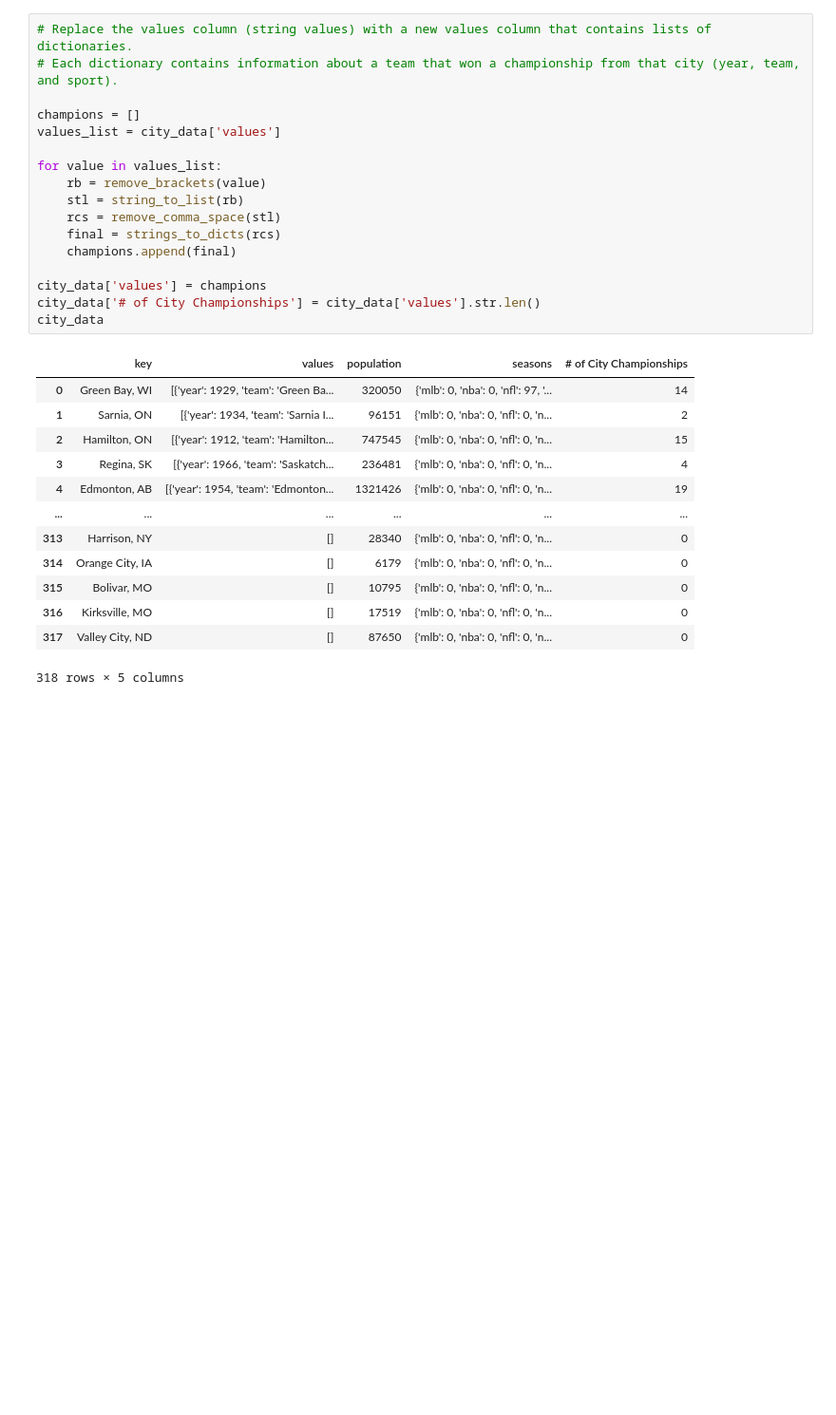
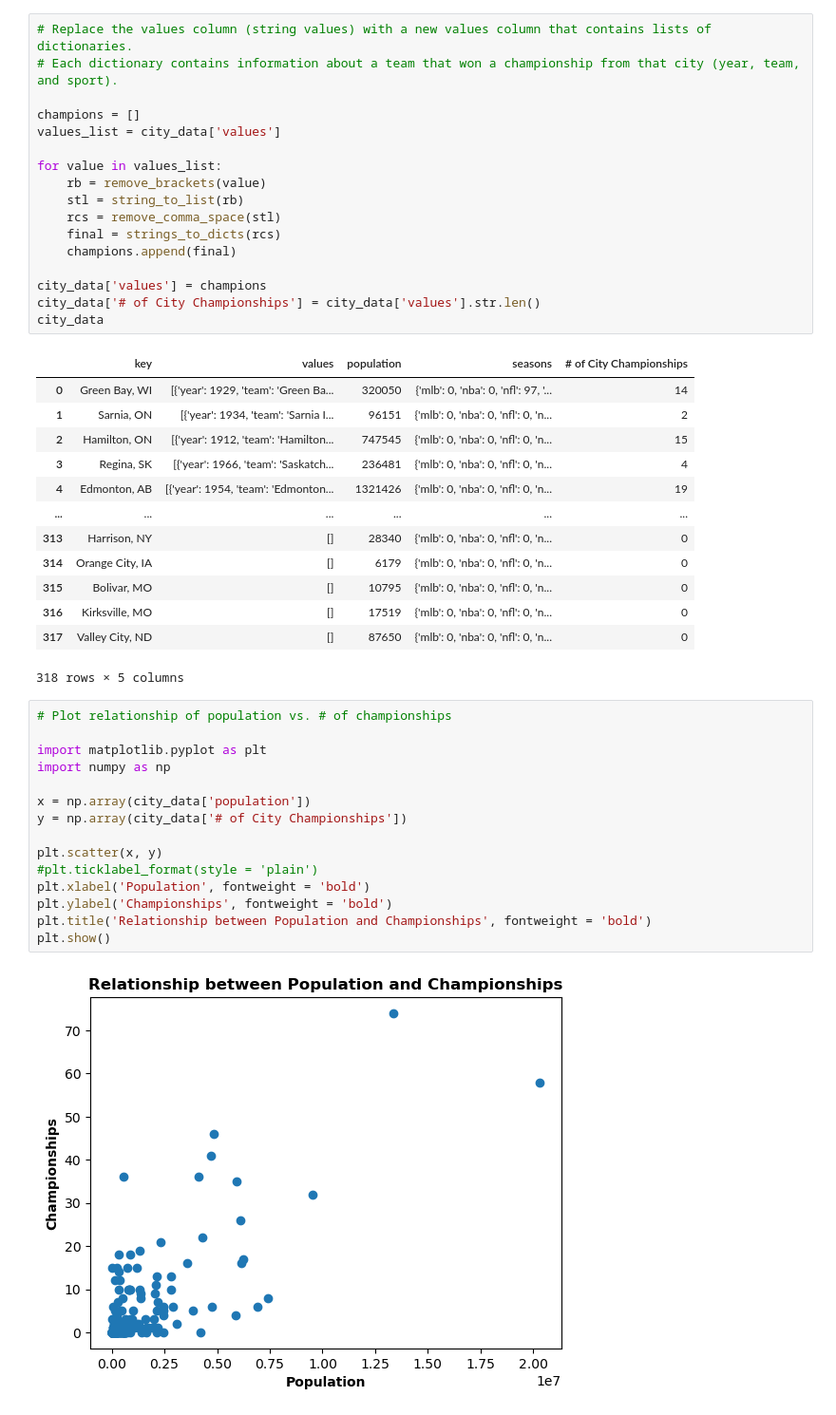
Before and after one commit to ctd12/Winning-City-Data, a Jupyter notebook: first.ipynb, the cells around one changed output. Shown at 95% size. Drawn from its saved outputs; the diff is of its cells as text; blank space fills up the shorter version.

Commit message:
plots

```diff
--- a/first.ipynb
+++ b/first.ipynb
@@ -91,3 +91,20 @@ city_data
 | 316 | Kirksville, MO | [] | 17519 | {'mlb': 0, 'nba': 0, 'nfl': 0, 'n... | 0 |
 | 317 | Valley City, ND | [] | 87650 | {'mlb': 0, 'nba': 0, 'nfl': 0, 'n... | 0 |
 318 rows × 5 columns
+# %%
+# Plot relationship of population vs. # of championships
+
+import matplotlib.pyplot as plt
+import numpy as np
+
+x = np.array(city_data['population'])
+y = np.array(city_data['# of City Championships'])
+
+plt.scatter(x, y)
+#plt.ticklabel_format(style = 'plain')
+plt.xlabel('Population', fontweight = 'bold')
+plt.ylabel('Championships', fontweight = 'bold')
+plt.title('Relationship between Population and Championships', fontweight = 'bold')
+plt.show()
+# %% [output]
+[figure, added]
```
Also changed, not shown: parts of 3 cells of this notebook.
